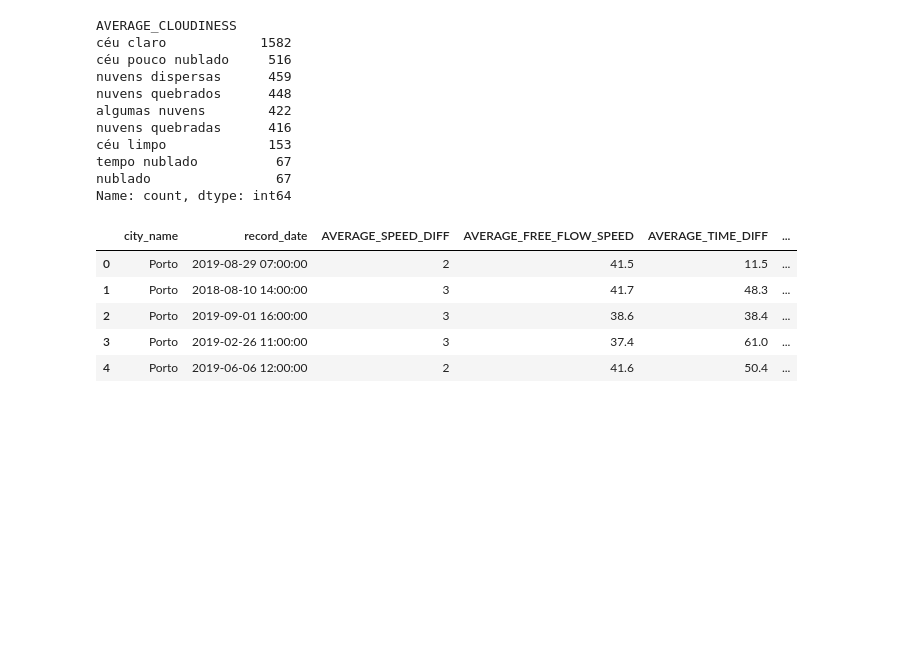
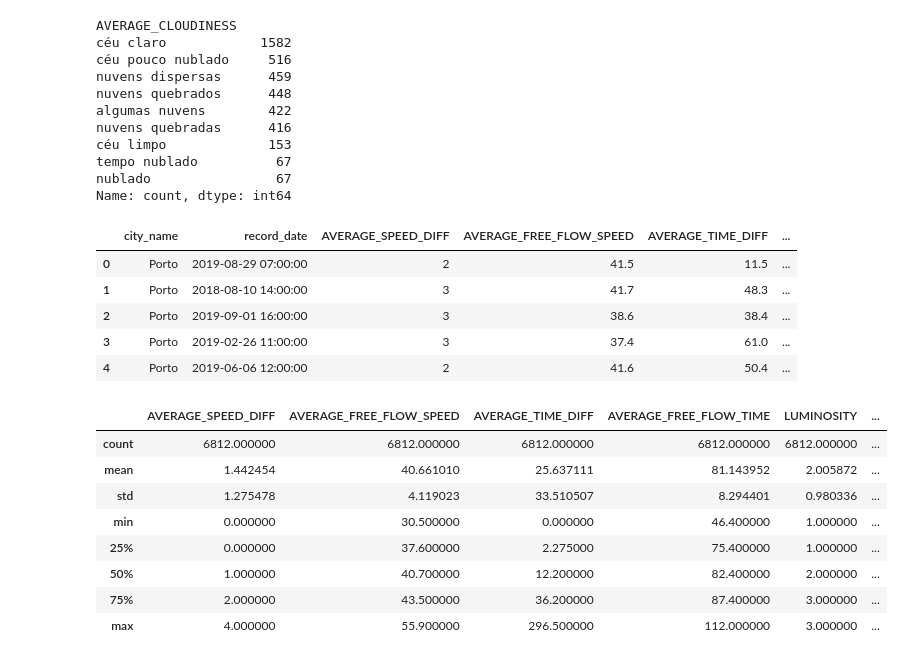
Before and after one commit to zeeesoares/daa-nt, a Jupyter notebook: notebooks/data_transformation/transformation.ipynb, the cells around one changed output. Saved outputs shown, nothing was run; the diff lists cells and outputs as text; code cells hidden in the pictures; blank space fills up the shorter version.

```diff
--- a/notebooks/data_transformation/transformation.ipynb
+++ b/notebooks/data_transformation/transformation.ipynb
@@ -95,3 +95,15 @@ traffic_train.head()
 | 2 | Porto | 2019-09-01 16:00:00 | 3 | 38.6 | 38.4 | ... |
 | 3 | Porto | 2019-02-26 11:00:00 | 3 | 37.4 | 61.0 | ... |
 | 4 | Porto | 2019-06-06 12:00:00 | 2 | 41.6 | 50.4 | ... |
+# %%
+traffic_train.describe()
+# %% [output]
+|  | AVERAGE_SPEED_DIFF | AVERAGE_FREE_FLOW_SPEED | AVERAGE_TIME_DIFF | AVERAGE_FREE_FLOW_TIME | LUMINOSITY | ... |
+| count | 6812.000000 | 6812.000000 | 6812.000000 | 6812.000000 | 6812.000000 | ... |
+| mean | 1.442454 | 40.661010 | 25.637111 | 81.143952 | 2.005872 | ... |
+| std | 1.275478 | 4.119023 | 33.510507 | 8.294401 | 0.980336 | ... |
+| min | 0.000000 | 30.500000 | 0.000000 | 46.400000 | 1.000000 | ... |
+| 25% | 0.000000 | 37.600000 | 2.275000 | 75.400000 | 1.000000 | ... |
+| 50% | 1.000000 | 40.700000 | 12.200000 | 82.400000 | 2.000000 | ... |
+| 75% | 2.000000 | 43.500000 | 36.200000 | 87.400000 | 3.000000 | ... |
+| max | 4.000000 | 55.900000 | 296.500000 | 112.000000 | 3.000000 | ... |
```
Also changed, not shown: parts of 1 cell of this notebook, 1 other file.
